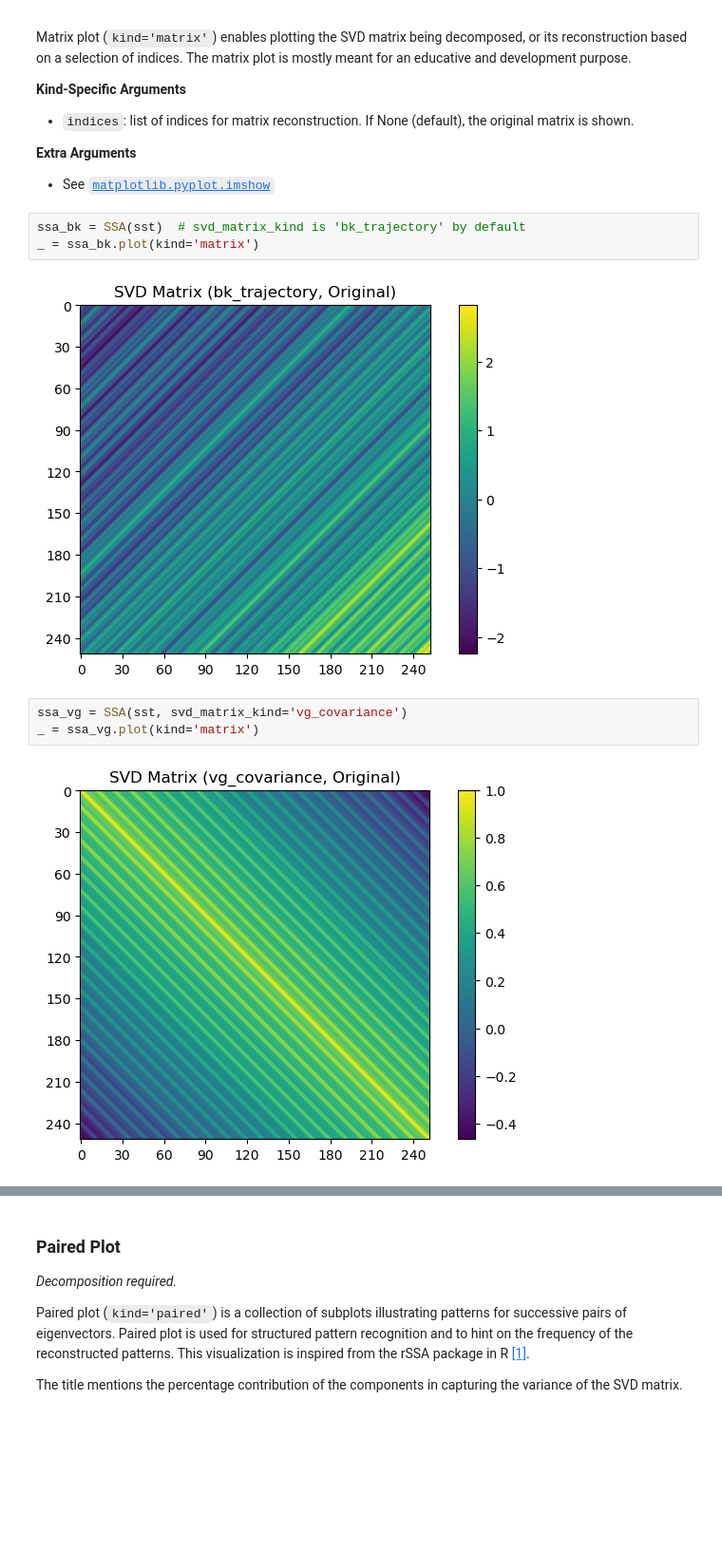
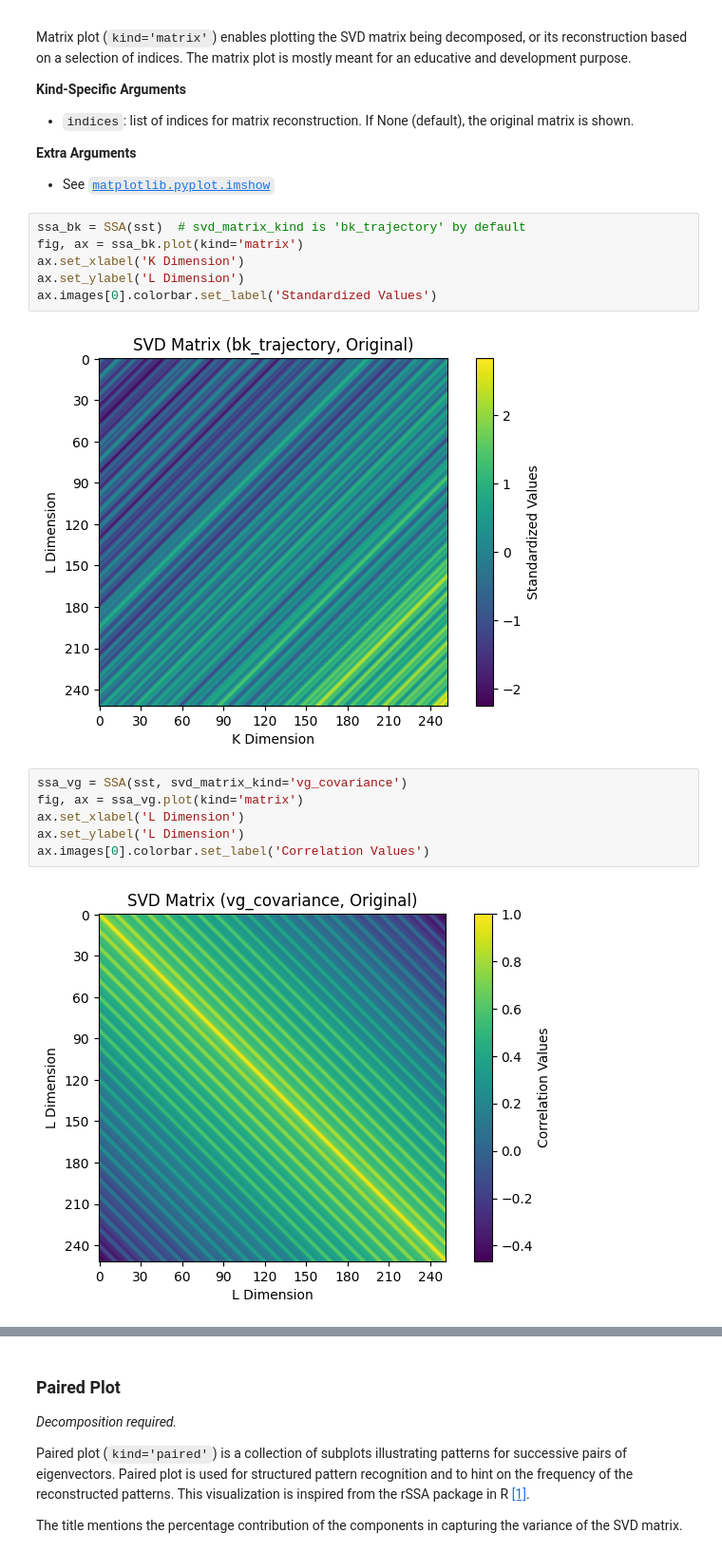
Before and after one commit to ADSCIAN/ssalib, a Jupyter notebook: notebooks/02_ssa_plotting_guide.ipynb, the cells around one changed output, grey strips where cells are left out. Shown at 95% size. Drawn from its saved outputs; the diff is of its cells as text; blank space fills up the shorter version.

```diff
--- a/notebooks/02_ssa_plotting_guide.ipynb
+++ b/notebooks/02_ssa_plotting_guide.ipynb
@@ -56,13 +58,19 @@ Matrix plot (`kind='matrix'`) enables plotting the SVD matrix being decomposed,
 - See [`matplotlib.pyplot.imshow`](https://matplotlib.org/stable/api/_as_gen/matplotlib.pyplot.imshow.html)
 # %%
 ssa_bk = SSA(sst)  # svd_matrix_kind is 'bk_trajectory' by default
-_ = ssa_bk.plot(kind='matrix')
+fig, ax = ssa_bk.plot(kind='matrix')
+ax.set_xlabel('K Dimension')
+ax.set_ylabel('L Dimension')
+ax.images[0].colorbar.set_label('Standardized Values')
 # %% [output]
-[figure, old version]
+[figure, new version]
 # %%
 ssa_vg = SSA(sst, svd_matrix_kind='vg_covariance')
-_ = ssa_vg.plot(kind='matrix')
+fig, ax = ssa_vg.plot(kind='matrix')
+ax.set_xlabel('L Dimension')
+ax.set_ylabel('L Dimension')
+ax.images[0].colorbar.set_label('Correlation Values')
 # %% [output]
-[figure, old version]
+[figure, new version]
 # %%
 ssa_bk.decompose()
```
Also changed, not shown: parts of 8 cells of this notebook, 4 other files.
